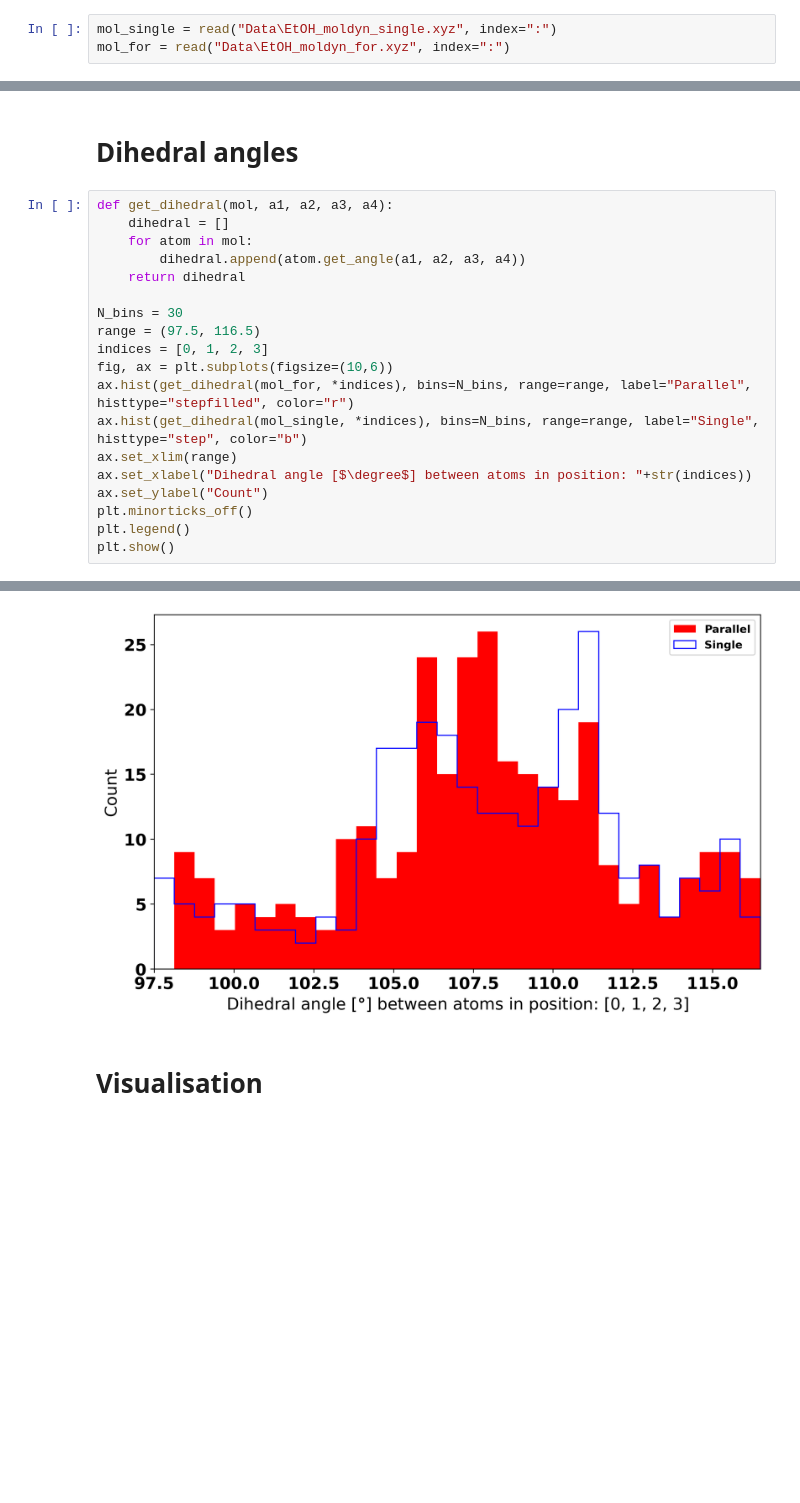
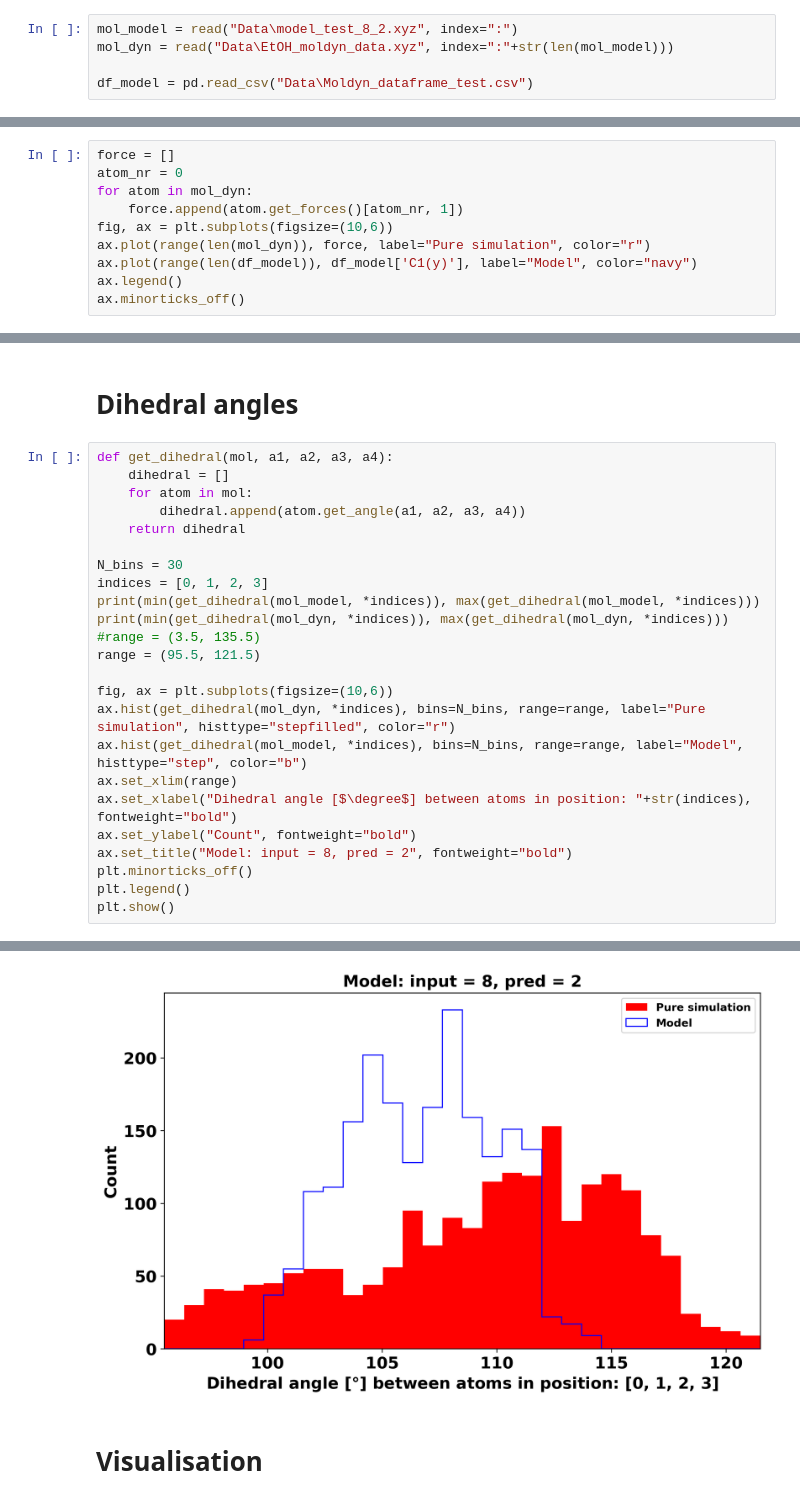
Before and after one commit to BirkDissing/Gemma_group, a Jupyter notebook: Master thesis/Code/Compare_simulations.ipynb, the cells around one changed output, grey strips where cells are left out. Cells and saved outputs as stored; diff of their text form; blank space fills up the shorter version.

```diff
--- a/Master thesis/Code/Compare_simulations.ipynb
+++ b/Master thesis/Code/Compare_simulations.ipynb
@@ -25,5 +25,7 @@ print(plt.rcParams['font.family'])
 # %% [markdown]
 # Load data
 # %%
-mol_single = read("Data\EtOH_moldyn_single.xyz", index=":")
-mol_for = read("Data\EtOH_moldyn_for.xyz", index=":")
+mol_model = read("Data\model_test_8_2.xyz", index=":")
+mol_dyn = read("Data\EtOH_moldyn_data.xyz", index=":"+str(len(mol_model)))
+
+df_model = pd.read_csv("Data\Moldyn_dataframe_test.csv")
@@ -39,0 +40,10 @@ TypeError: '<' not supported between instances of 'Atom' and 'Atom'
+# %%
+force = []
+atom_nr = 0
+for atom in mol_dyn:
+    force.append(atom.get_forces()[atom_nr, 1])
+fig, ax = plt.subplots(figsize=(10,6))
+ax.plot(range(len(mol_dyn)), force, label="Pure simulation", color="r")
+ax.plot(range(len(df_model)), df_model['C1(y)'], label="Model", color="navy")
+ax.legend()
+ax.minorticks_off()
@@ -99,14 +144,19 @@ def get_dihedral(mol, a1, a2, a3, a4):
     return dihedral
 
 N_bins = 30
-range = (97.5, 116.5)
 indices = [0, 1, 2, 3]
+print(min(get_dihedral(mol_model, *indices)), max(get_dihedral(mol_model, *indices)))
+print(min(get_dihedral(mol_dyn, *indices)), max(get_dihedral(mol_dyn, *indices)))
+#range = (3.5, 135.5)
+range = (95.5, 121.5)
+
 fig, ax = plt.subplots(figsize=(10,6))
-ax.hist(get_dihedral(mol_for, *indices), bins=N_bins, range=range, label="Parallel", histtype="stepfilled", color="r")
-ax.hist(get_dihedral(mol_single, *indices), bins=N_bins, range=range, label="Single", histtype="step", color="b")
+ax.hist(get_dihedral(mol_dyn, *indices), bins=N_bins, range=range, label="Pure simulation", histtype="stepfilled", color="r")
+ax.hist(get_dihedral(mol_model, *indices), bins=N_bins, range=range, label="Model", histtype="step", color="b")
 ax.set_xlim(range)
-ax.set_xlabel("Dihedral angle [$\degree$] between atoms in position: "+str(indices))
-ax.set_ylabel("Count")
+ax.set_xlabel("Dihedral angle [$\degree$] between atoms in position: "+str(indices), fontweight="bold")
+ax.set_ylabel("Count", fontweight="bold")
+ax.set_title("Model: input = 8, pred = 2", fontweight="bold")
 plt.minorticks_off()
 plt.legend()
 plt.show()
@@ -114,4 +166,4 @@ plt.show()
-[figure, old version]
+[figure, new version]
 # %% [markdown]
 # Visualisation
 # %%
```
Also changed, not shown: parts of 16 cells of this notebook, 19 other files.
